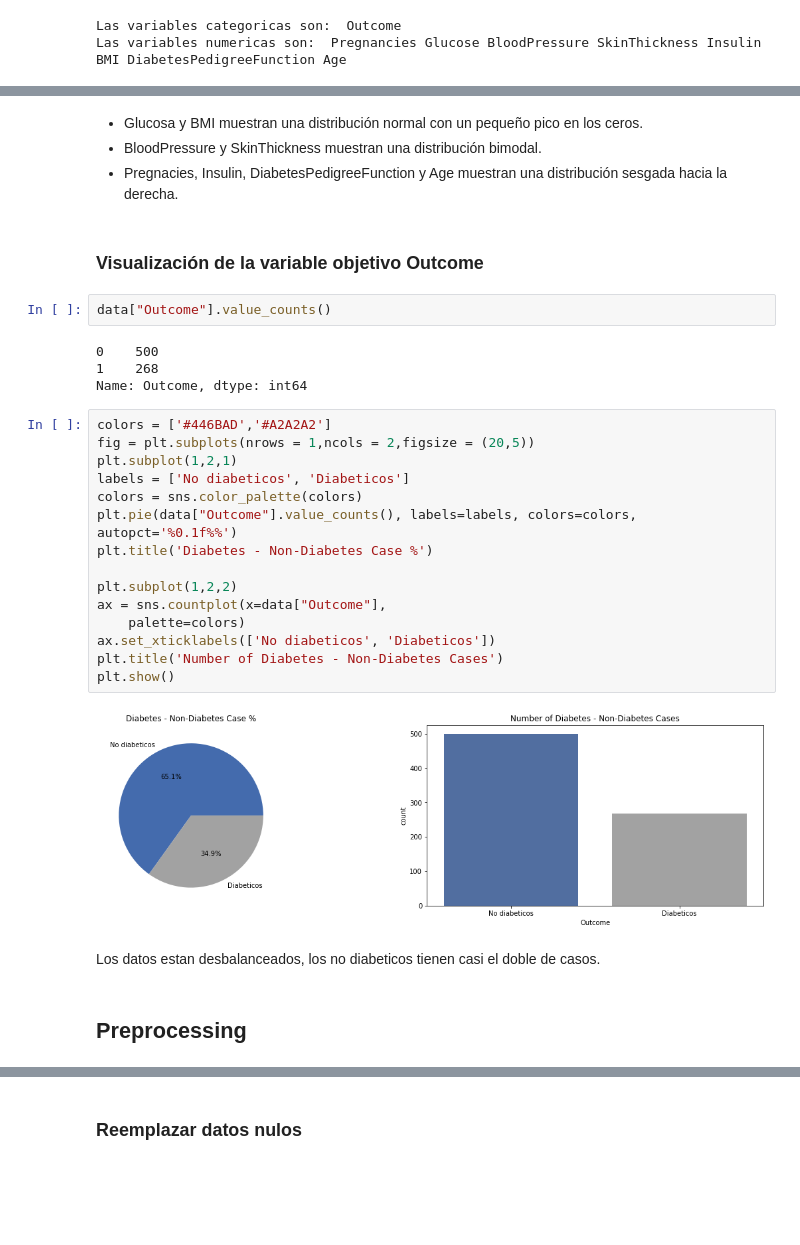
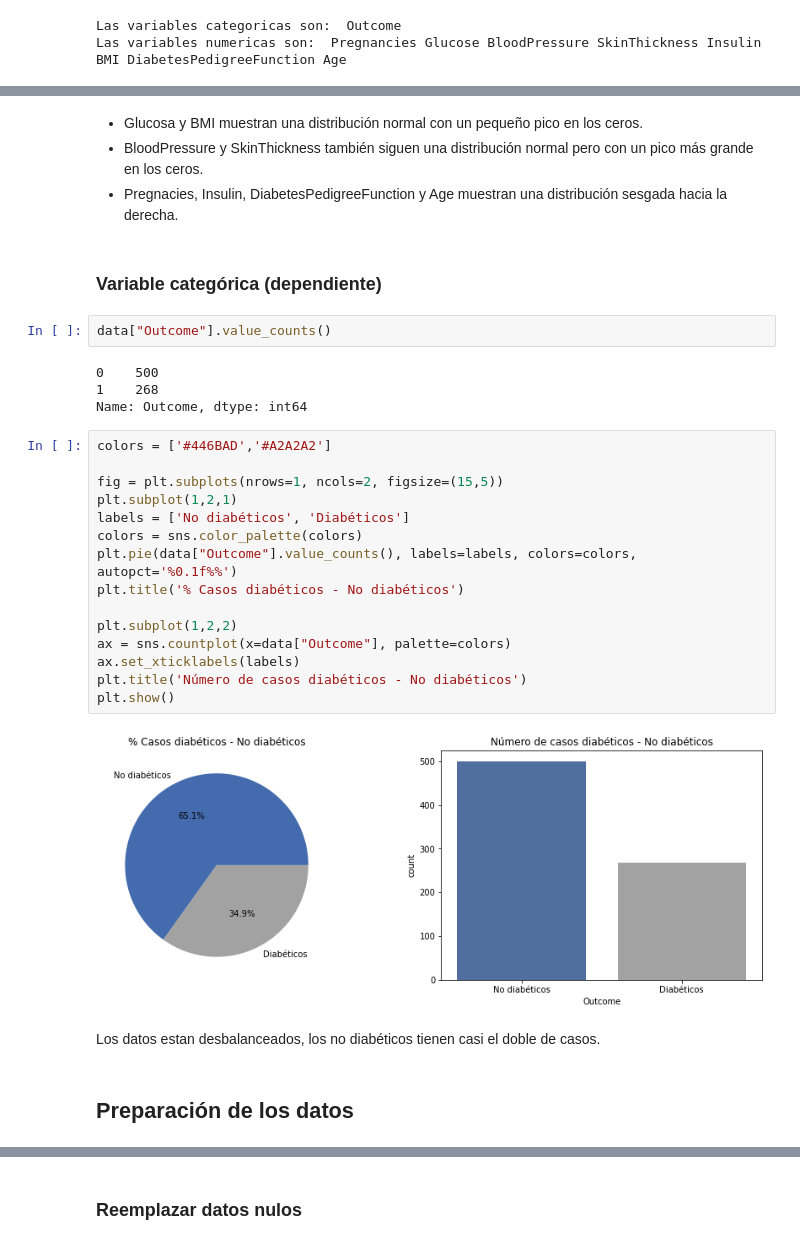
Before and after one commit to brincon/Pima-Indians-Diabetes-Database, a Jupyter notebook: DiabetesDatabase/dataDiabetes.ipynb, the cells around one changed output, grey strips where cells are left out. Drawn from its saved outputs; the diff is of its cells as text; blank space fills up the shorter version.

```diff
--- a/DiabetesDatabase/dataDiabetes.ipynb
+++ b/DiabetesDatabase/dataDiabetes.ipynb
@@ -163,9 +196,9 @@ plt.show()
 # %% [markdown]
 - Glucosa y BMI muestran una distribución normal con un pequeño pico en los ceros.
-- BloodPressure y SkinThickness muestran una distribución bimodal.
+- BloodPressure y SkinThickness también siguen una distribución normal pero con un pico más grande en los ceros.
 - Pregnacies, Insulin, DiabetesPedigreeFunction y Age muestran una distribución sesgada hacia la derecha.
-# %% [markdown]
-### Visualización de la variable objetivo Outcome
+# %% [markdown]
+### Variable categórica (dependiente)
 # %%
 data["Outcome"].value_counts()
 # %% [output]
@@ -174,22 +207,22 @@ data["Outcome"].value_counts()
 Name: Outcome, dtype: int64
 # %%
 colors = ['#446BAD','#A2A2A2']
-fig = plt.subplots(nrows = 1,ncols = 2,figsize = (20,5))
+
+fig = plt.subplots(nrows=1, ncols=2, figsize=(15,5))
 plt.subplot(1,2,1)
-labels = ['No diabeticos', 'Diabeticos']
+labels = ['No diabéticos', 'Diabéticos']
 colors = sns.color_palette(colors)
 plt.pie(data["Outcome"].value_counts(), labels=labels, colors=colors, autopct='%0.1f%%')
-plt.title('Diabetes - Non-Diabetes Case %')
+plt.title('% Casos diabéticos - No diabéticos')
 
 plt.subplot(1,2,2)
-ax = sns.countplot(x=data["Outcome"],
-    palette=colors)
-ax.set_xticklabels(['No diabeticos', 'Diabeticos'])
-plt.title('Number of Diabetes - Non-Diabetes Cases')
+ax = sns.countplot(x=data["Outcome"], palette=colors)
+ax.set_xticklabels(labels)
+plt.title('Número de casos diabéticos - No diabéticos')
 plt.show()
 # %% [output]
-[figure, old version]
+[figure, new version]
 # %% [markdown]
-Los datos estan desbalanceados, los no diabeticos tienen casi el doble de casos.
+Los datos estan desbalanceados, los no diabéticos tienen casi el doble de casos.
-# %% [markdown]
-## Preprocessing
+# %% [markdown]
+## Preparación de los datos
```
Also changed, not shown: parts of 88 cells of this notebook, 1 other file.
